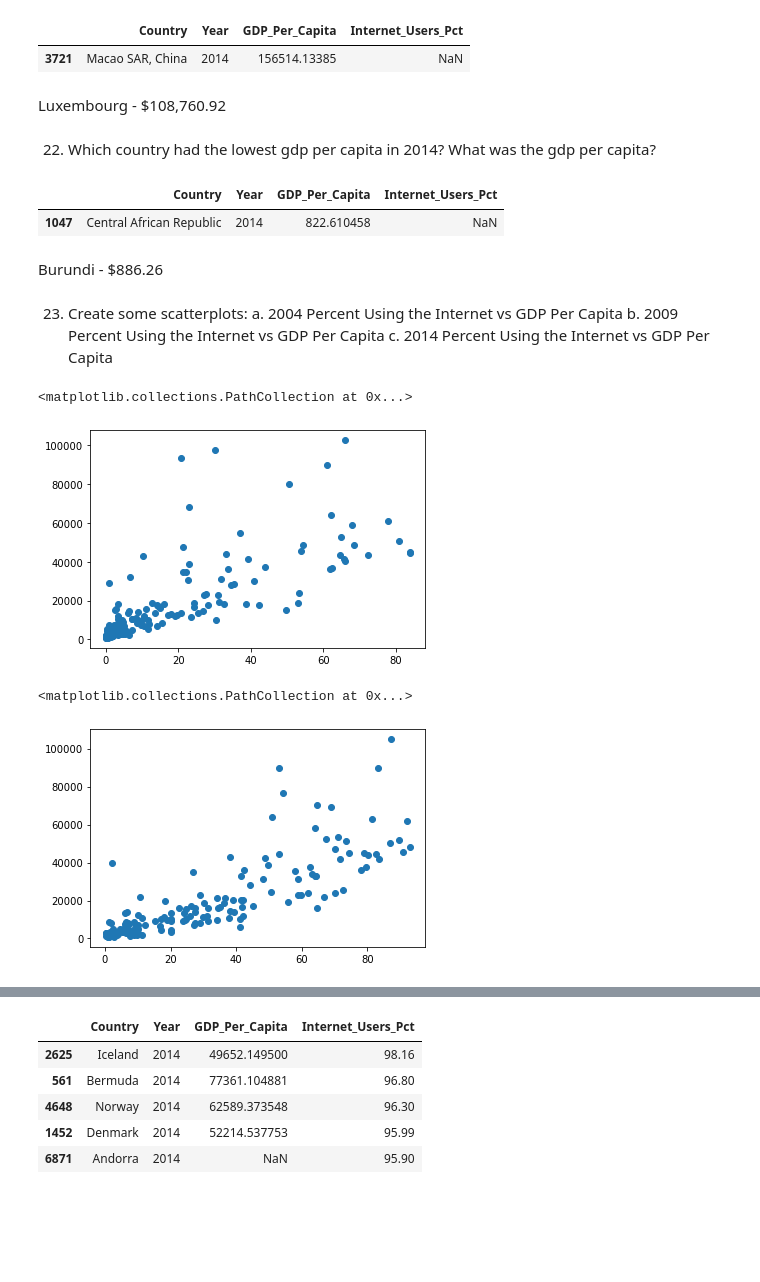
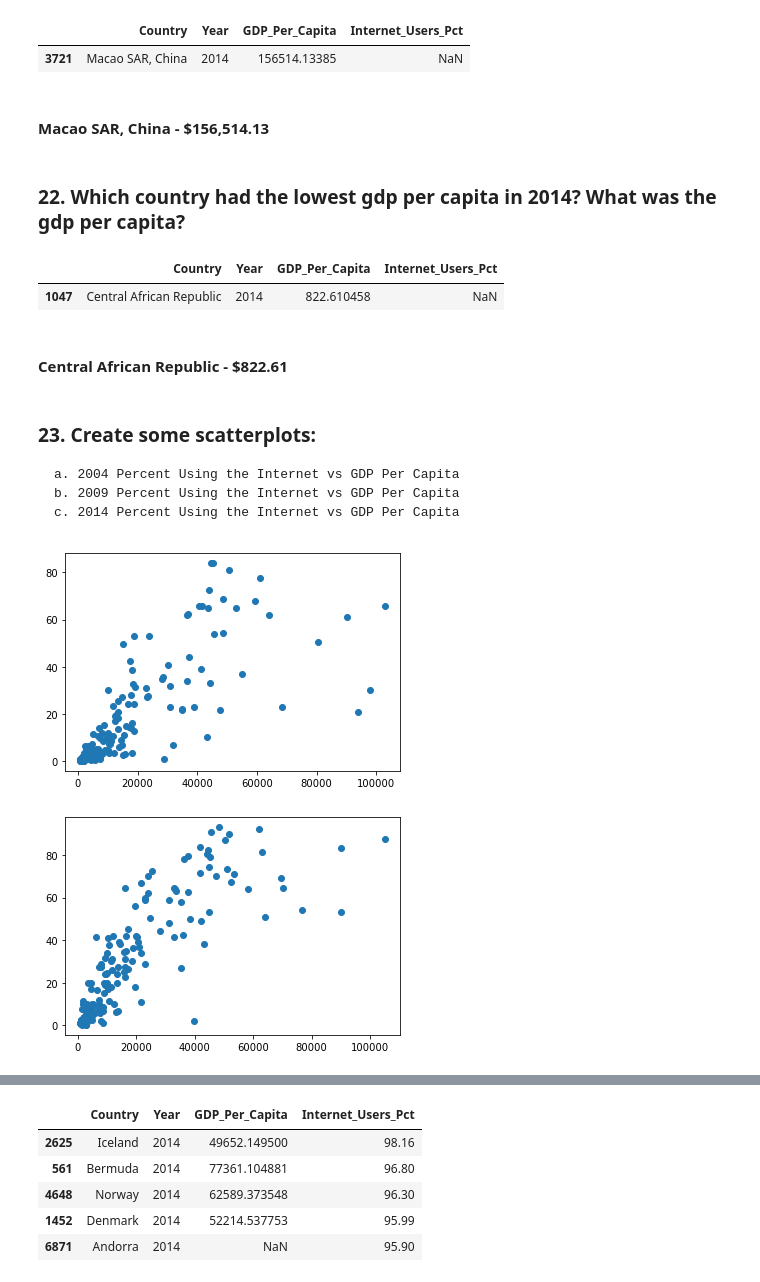
Before and after one commit to NSS-Data-Analytics-Cohort-7/gdp-and-internet-usage-Tara-Nicole-Data, a Jupyter notebook: Notebook/SUCCESS.ipynb, the cells around one changed output, grey strips where cells are left out. Cells and saved outputs as stored; diff of their text form; code cells hidden in the pictures; blank space fills up the shorter version.

```diff
--- a/Notebook/SUCCESS.ipynb
+++ b/Notebook/SUCCESS.ipynb
@@ -358,29 +349,29 @@ gdp_and_internet_use_2014[gdp_and_internet_use_2014.GDP_Per_Capita == gdp_and_in
 |  | Country | Year | GDP_Per_Capita | Internet_Users_Pct |
 | 3721 | Macao SAR, China | 2014 | 156514.13385 | NaN |
 # %% [markdown]
-Luxembourg - $108,760.92
+#### Macao SAR, China - $156,514.13
 # %% [markdown]
-22. Which country had the lowest gdp per capita in 2014? What was the gdp per capita?
+### 22. Which country had the lowest gdp per capita in 2014? What was the gdp per capita?
 # %%
 gdp_and_internet_use_2014[gdp_and_internet_use_2014.GDP_Per_Capita == gdp_and_internet_use_2014.GDP_Per_Capita.min()]
 # %% [output]
 |  | Country | Year | GDP_Per_Capita | Internet_Users_Pct |
 | 1047 | Central African Republic | 2014 | 822.610458 | NaN |
 # %% [markdown]
-Burundi - $886.26
+#### Central African Republic - $822.61
 # %% [markdown]
-23. Create some scatterplots:
+### 23. Create some scatterplots:
     a. 2004 Percent Using the Internet vs GDP Per Capita
     b. 2009 Percent Using the Internet vs GDP Per Capita
     c. 2014 Percent Using the Internet vs GDP Per Capita
 # %%
-plt.scatter(gdp_and_internet_use_2004.Internet_Users_Pct, gdp_and_internet_use_2004.GDP_Per_Capita)
+#plt.scatter(gdp_and_internet_use_2004.Internet_Users_Pct, gdp_and_internet_use_2004.GDP_Per_Capita);
+plt.scatter(gdp_and_internet_use_2004.GDP_Per_Capita, gdp_and_internet_use_2004.Internet_Users_Pct);
 # %% [output]
-<matplotlib.collections.PathCollection at 0x...>
-[figure, old version]
+[figure, new version]
 # %%
-plt.scatter(gdp_and_internet_use_2009.Internet_Users_Pct, gdp_and_internet_use_2009.GDP_Per_Capita)
+#plt.scatter(gdp_and_internet_use_2009.Internet_Users_Pct, gdp_and_internet_use_2009.GDP_Per_Capita);
+plt.scatter(gdp_and_internet_use_2009.GDP_Per_Capita, gdp_and_internet_use_2009.Internet_Users_Pct);
 # %% [output]
-<matplotlib.collections.PathCollection at 0x...>
-[figure, old version]
+[figure, new version]
 # %%
```
Also changed, not shown: parts of 64 cells of this notebook.
